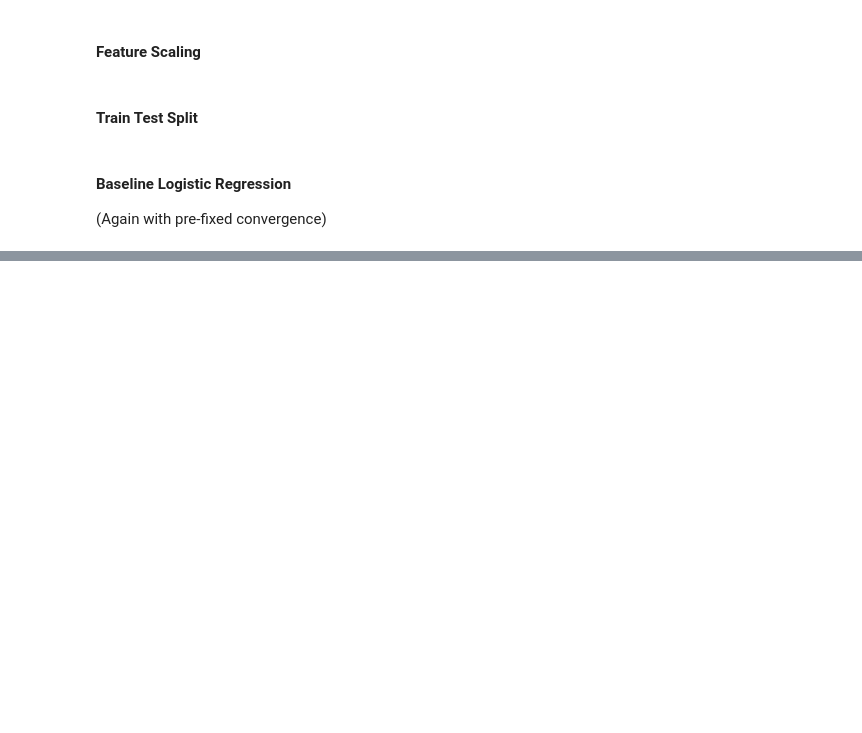
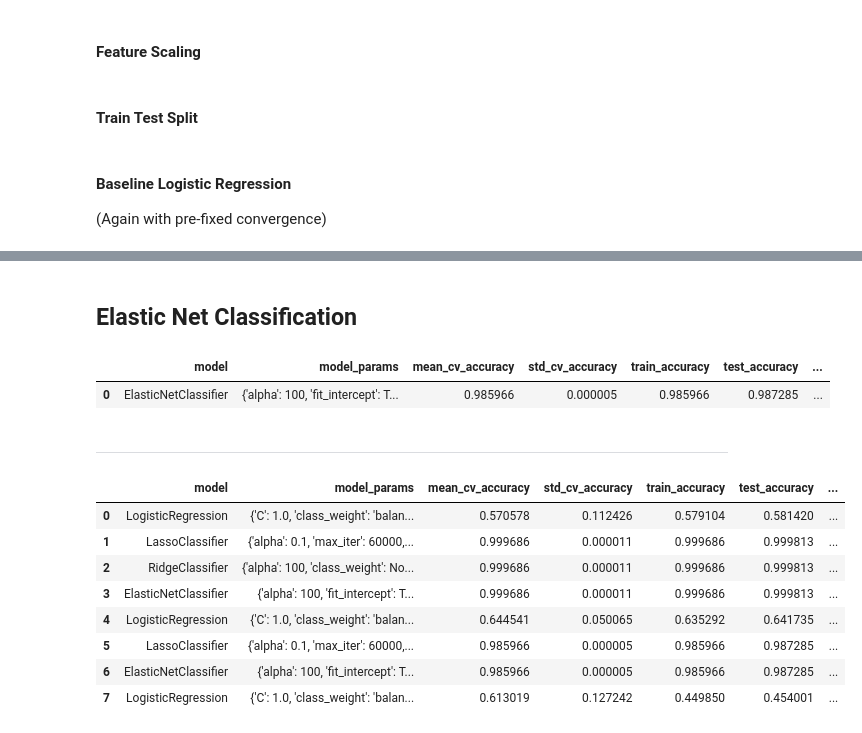
Before and after one commit to LeeMcFarling/AFL_Project_backup, a Jupyter notebook: Modeling/Weekly Assignments/Week_2.ipynb, the cells around one changed output, grey strips where cells are left out. Saved outputs shown, nothing was run; the diff lists cells and outputs as text; code cells hidden in the pictures; blank space fills up the shorter version.

```diff
--- a/Modeling/Weekly Assignments/Week_2.ipynb
+++ b/Modeling/Weekly Assignments/Week_2.ipynb
@@ -1238,0 +1349,44 @@ fnf_results_df
+# %% [markdown]
+## **Elastic Net Classification**
+# %%
+params_ = {
+    'alpha' : 100,                  # Set to higher value to avoid overfitting
+    'max_iter' : 60000,
+    'l1_ratio': 0.5,                 # Half and half between l1 and l2
+    'fit_intercept': True,
+    'tol': 1e-2,
+    'random_state' : 42,
+    'fit_intercept': True
+}
+pda_results_df = run_model_classifier(
+    ElasticNetClassifier,
+    pda_X_train_stan,  # Scaled Now :)
+    pda_y_train_stan,
+    pda_X_test_stan,
+    pda_y_test_stan,
+    n_repeats=5,
+    n_jobs=-1,
+    run_comment= 'PDA Elastic Net Classifier',
+    return_model=False,
+    concat_results=True,
+    **params_
+    )
+
+pda_results_df
+# %% [output]
+|  | model | model_params | mean_cv_accuracy | std_cv_accuracy | train_accuracy | test_accuracy | ... |
+| 0 | ElasticNetClassifier | {'alpha': 100, 'fit_intercept': T... | 0.985966 | 0.000005 | 0.985966 | 0.987285 | ... |
+# %% [markdown]
+___
+# %%
+combined_results
+# %% [output]
+|  | model | model_params | mean_cv_accuracy | std_cv_accuracy | train_accuracy | test_accuracy | ... |
+| 0 | LogisticRegression | {'C': 1.0, 'class_weight': 'balan... | 0.570578 | 0.112426 | 0.579104 | 0.581420 | ... |
+| 1 | LassoClassifier | {'alpha': 0.1, 'max_iter': 60000,... | 0.999686 | 0.000011 | 0.999686 | 0.999813 | ... |
+| 2 | RidgeClassifier | {'alpha': 100, 'class_weight': No... | 0.999686 | 0.000011 | 0.999686 | 0.999813 | ... |
+| 3 | ElasticNetClassifier | {'alpha': 100, 'fit_intercept': T... | 0.999686 | 0.000011 | 0.999686 | 0.999813 | ... |
+| 4 | LogisticRegression | {'C': 1.0, 'class_weight': 'balan... | 0.644541 | 0.050065 | 0.635292 | 0.641735 | ... |
+| 5 | LassoClassifier | {'alpha': 0.1, 'max_iter': 60000,... | 0.985966 | 0.000005 | 0.985966 | 0.987285 | ... |
+| 6 | ElasticNetClassifier | {'alpha': 100, 'fit_intercept': T... | 0.985966 | 0.000005 | 0.985966 | 0.987285 | ... |
+| 7 | LogisticRegression | {'C': 1.0, 'class_weight': 'balan... | 0.613019 | 0.127242 | 0.449850 | 0.454001 | ... |
```
Also changed, not shown: parts of 12 cells of this notebook.
